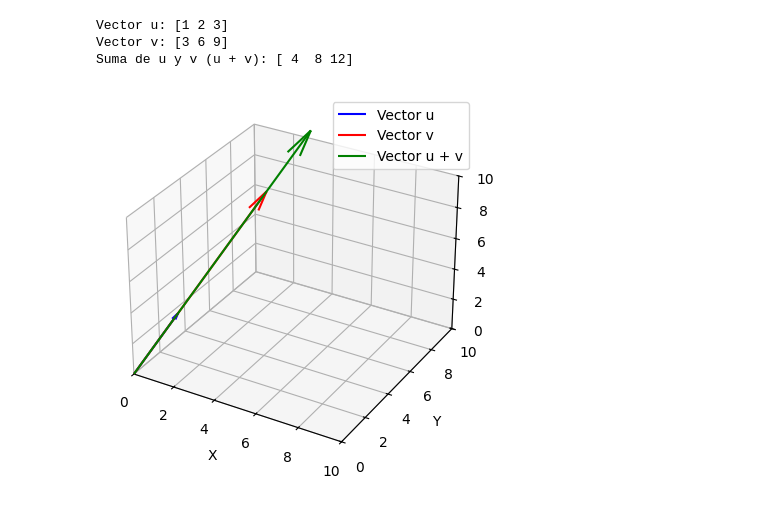
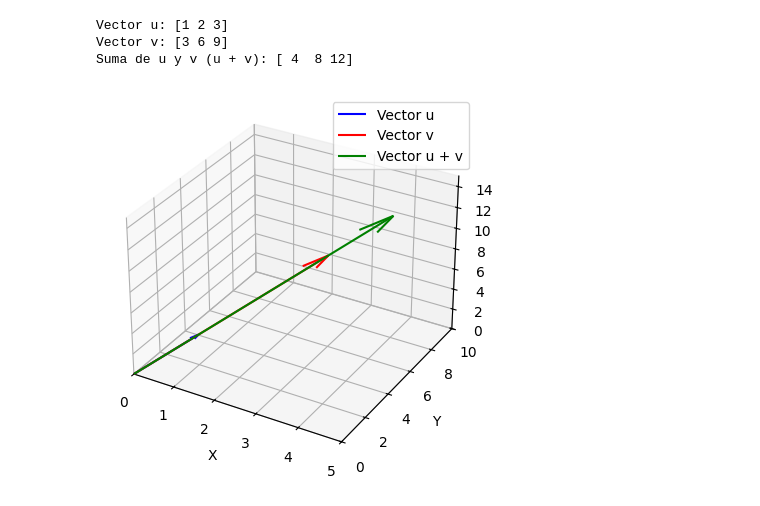
Before and after one commit to AngelDHackerman/python_para_machine_learning, a Jupyter notebook: introduction_to_linear_algebra_book_exercises/chapter_1/problem_set_1.1/problem3.ipynb, the cells around one changed output. Saved outputs shown, nothing was run; the diff lists cells and outputs as text; code cells hidden in the pictures.

```diff
--- a/introduction_to_linear_algebra_book_exercises/chapter_1/problem_set_1.1/problem3.ipynb
+++ b/introduction_to_linear_algebra_book_exercises/chapter_1/problem_set_1.1/problem3.ipynb
@@ -13,36 +13,36 @@ u_plus_v = u + v
 # Mostramos los resultados de los cálculos
 print("Vector u:", u)
 print("Vector v:", v)
 print("Suma de u y v (u + v):", u_plus_v)
 
 # Configuramos la visualización en 3D
 fig = plt.figure()
-ax = fig.add_subplot(111, projection='3d')
+ax = fig.add_subplot(111, projection='3d') # 1 fila, 1 columna, 1 subplot = 111
 
 # Dibujamos el vector u en color azul
-ax.quiver(0, 0, 0, u[0], u[1], u[2], color='blue', label="Vector u", arrow_length_ratio=0.1)
+ax.quiver(0, 0, 0, u[0], u[1], u[2], color='blue', label="Vector u", arrow_length_ratio=0.25) # 0,0,0 Estos tres primeros argumentos representan el punto de origen del vector, u[0], u[1], u[2] Estos tres valores representan las componentes del vector en los ejes X,Y,𝑍, respectivamente.
 
 # Dibujamos el vector v en color rojo
-ax.quiver(0, 0, 0, v[0], v[1], v[2], color='red', label="Vector v", arrow_length_ratio=0.1)
+ax.quiver(0, 0, 0, v[0], v[1], v[2], color='red', label="Vector v", arrow_length_ratio=0.25)
 
 # Dibujamos el vector u + v en color verde
 ax.quiver(0, 0, 0, u_plus_v[0], u_plus_v[1], u_plus_v[2], color='green', label="Vector u + v", arrow_length_ratio=0.1)
 
 # Ajustes adicionales para el gráfico
-ax.set_xlim([0, 10])
+ax.set_xlim([0, 5])
 ax.set_ylim([0, 10])
-ax.set_zlim([0, 10])
+ax.set_zlim([0, 15])
 ax.set_xlabel("X")
 ax.set_ylabel("Y")
 ax.set_zlabel("Z")
 ax.legend()
 
 # Mostramos el gráfico
 plt.show()
 
 # Como puedes observar, el vector verde representa la combinación de 𝑢 y 𝑣, comenzando desde el origen y extendiéndose hasta el punto resultante de la suma.
 # %% [output]
 Vector u: [1 2 3]
 Vector v: [3 6 9]
 Suma de u y v (u + v): [ 4  8 12]
-[figure, old version]
+[figure, new version]
```
Also changed, not shown: 1 other file.
